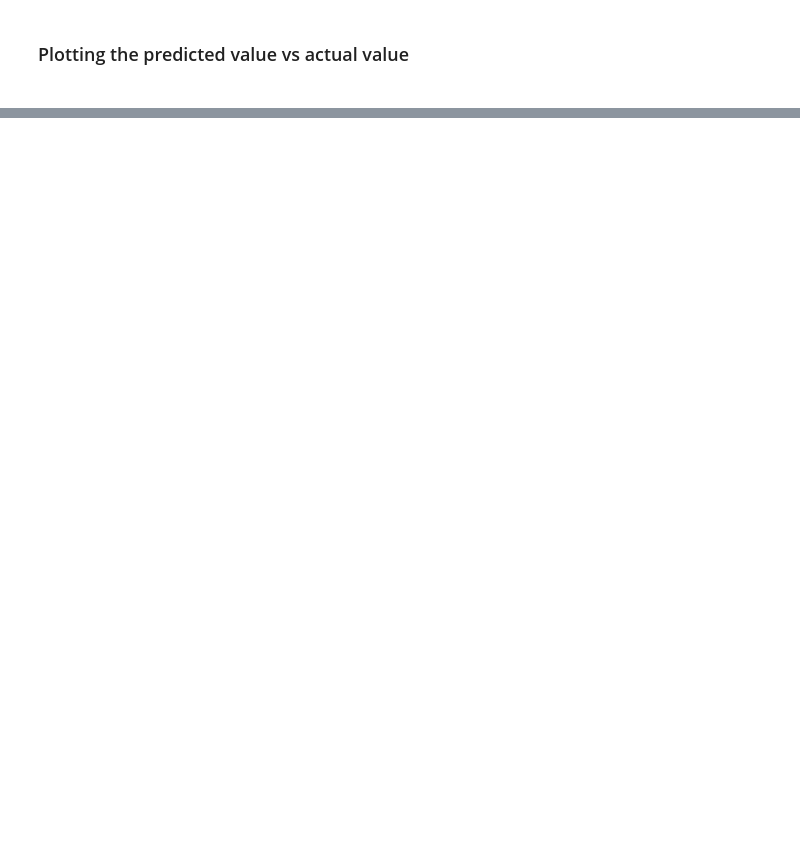
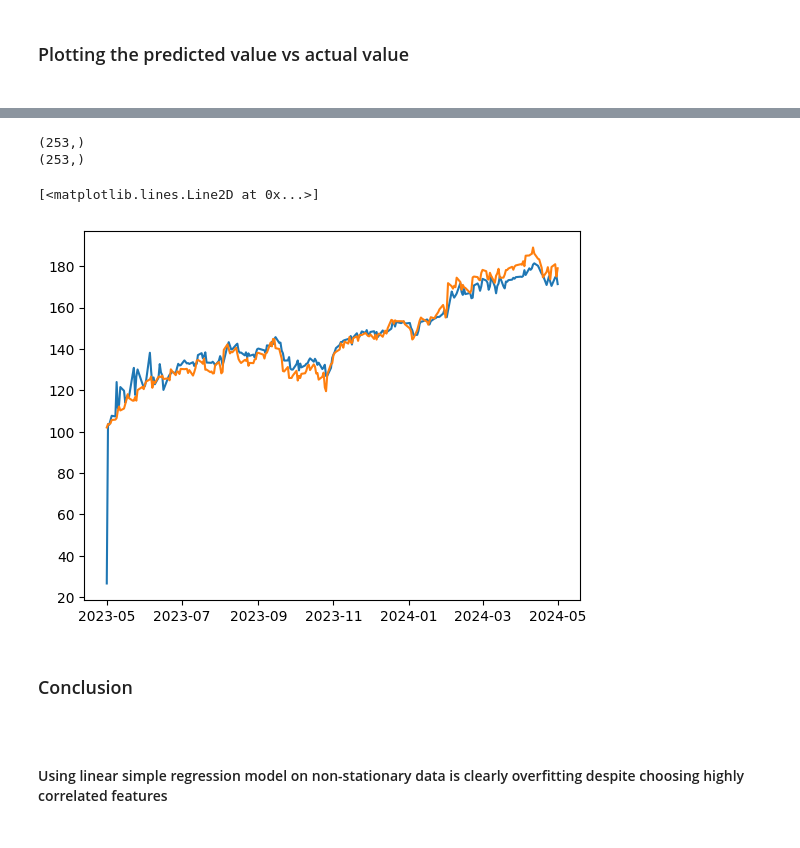
Before and after one commit to perviz822/amazon_stock_price_predictor, a Jupyter notebook: linear_regression.ipynb, the cells around one changed output, grey strips where cells are left out. Saved outputs shown, nothing was run; the diff lists cells and outputs as text; code cells hidden in the pictures; blank space fills up the shorter version.

```diff
--- a/linear_regression.ipynb
+++ b/linear_regression.ipynb
@@ -156,0 +175,18 @@ plt.show()
+# %%
+
+y_pred =  model.predict(X)
+date =date_and_closing_pair.index
+
+print(y_pred.shape)
+print(date.shape)
+plt.plot(date,y_pred)
+plt.plot(date,date_and_closing_pair['Closed'])
+# %% [output]
+(253,)
+(253,)
+[<matplotlib.lines.Line2D at 0x...>]
+[figure, added]
+# %% [markdown]
+<h3> Conclusion <h3>
+# %% [markdown]
+<h4> Using linear  simple regression model on non-stationary data is clearly overfitting despite  choosing  highly correlated features <h4>
```
Also changed, not shown: parts of 3 cells of this notebook, 3 other files.
